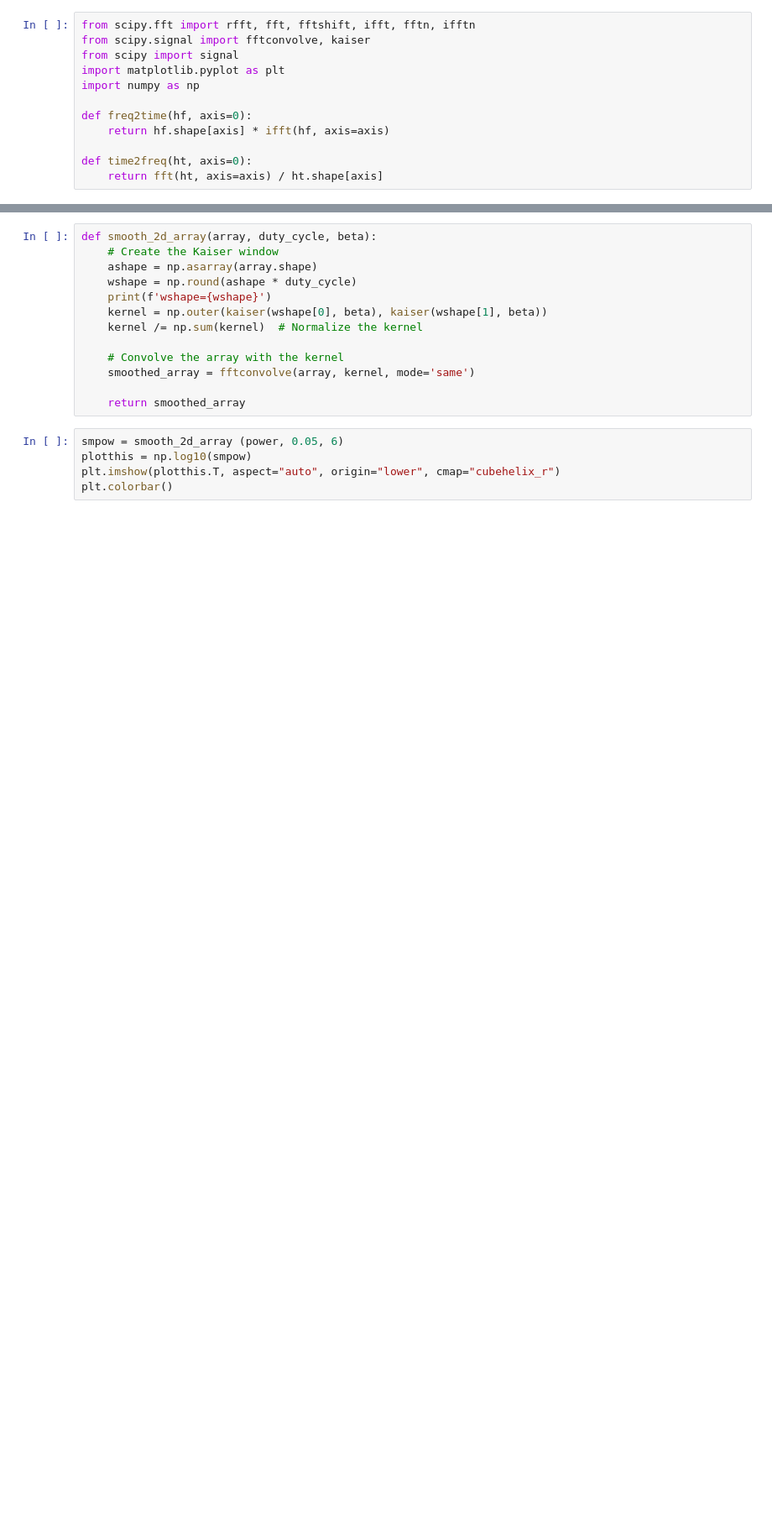
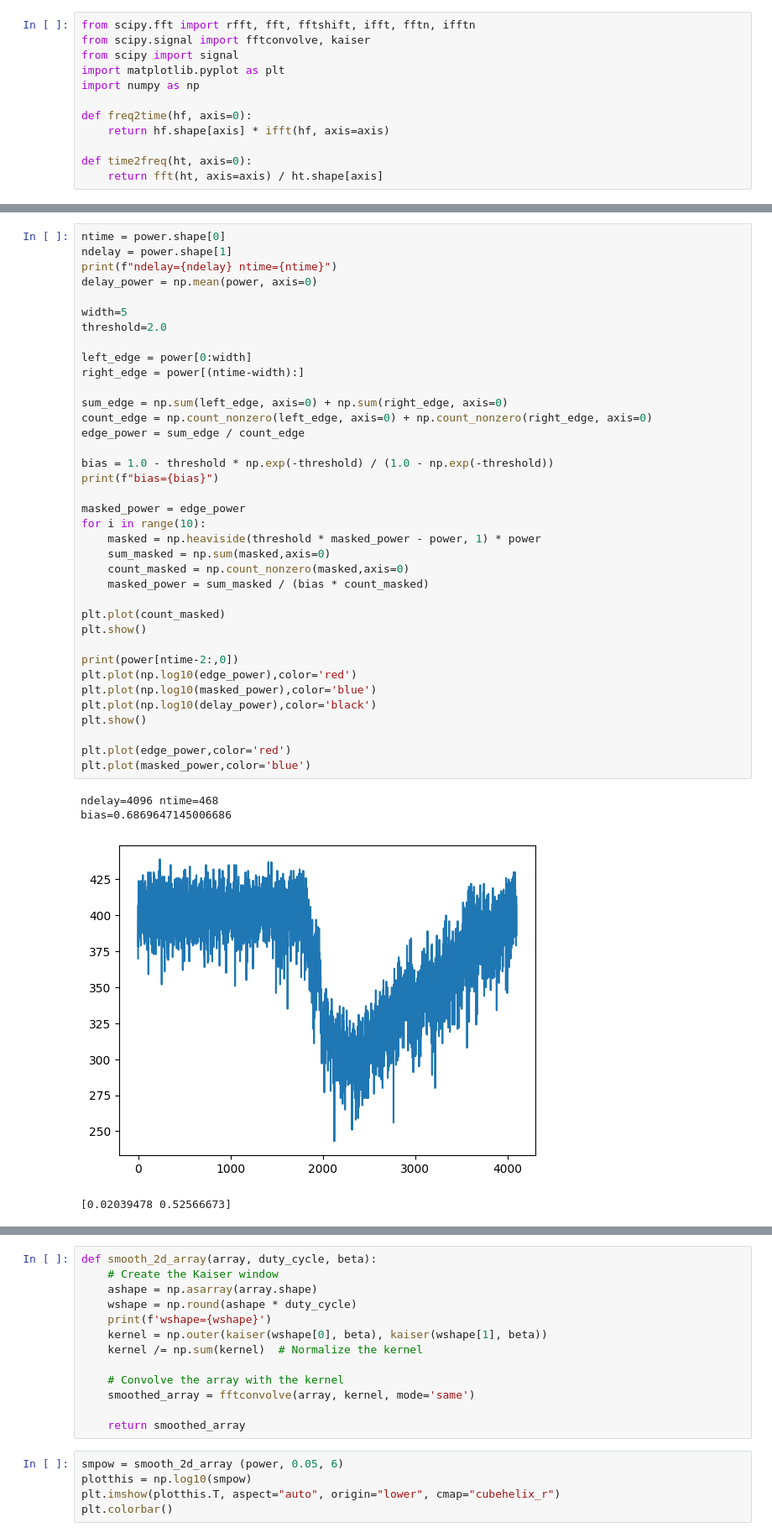
Before and after one commit to straten/dyncycpy, a Jupyter notebook: Experimenting_Wavefield.ipynb, the cells around one changed output, grey strips where cells are left out. Shown at 84% size. Saved outputs shown, nothing was run; the diff lists cells and outputs as text; blank space fills up the shorter version.

```diff
--- a/Experimenting_Wavefield.ipynb
+++ b/Experimenting_Wavefield.ipynb
@@ -35,0 +59,42 @@ plt.colorbar()
+# %%
+ntime = power.shape[0]
+ndelay = power.shape[1]
+print(f"ndelay={ndelay} ntime={ntime}")
+delay_power = np.mean(power, axis=0)
+
+width=5
+threshold=2.0
+
+left_edge = power[0:width]
+right_edge = power[(ntime-width):]
+
+sum_edge = np.sum(left_edge, axis=0) + np.sum(right_edge, axis=0)
+count_edge = np.count_nonzero(left_edge, axis=0) + np.count_nonzero(right_edge, axis=0)
+edge_power = sum_edge / count_edge
+
+bias = 1.0 - threshold * np.exp(-threshold) / (1.0 - np.exp(-threshold))
+print(f"bias={bias}")
+
+masked_power = edge_power
+for i in range(10):
+    masked = np.heaviside(threshold * masked_power - power, 1) * power
+    sum_masked = np.sum(masked,axis=0)
+    count_masked = np.count_nonzero(masked,axis=0)
+    masked_power = sum_masked / (bias * count_masked)
+
+plt.plot(count_masked)
+plt.show()
+
+print(power[ntime-2:,0])
+plt.plot(np.log10(edge_power),color='red')
+plt.plot(np.log10(masked_power),color='blue')
+plt.plot(np.log10(delay_power),color='black')
+plt.show()
+
+plt.plot(edge_power,color='red')
+plt.plot(masked_power,color='blue')
+# %% [output]
+ndelay=4096 ntime=468
+bias=0.6869647145006686
+[figure, added]
+[0.02039478 0.52566673]
```
Also changed, not shown: parts of 16 cells of this notebook, 4 other files.
